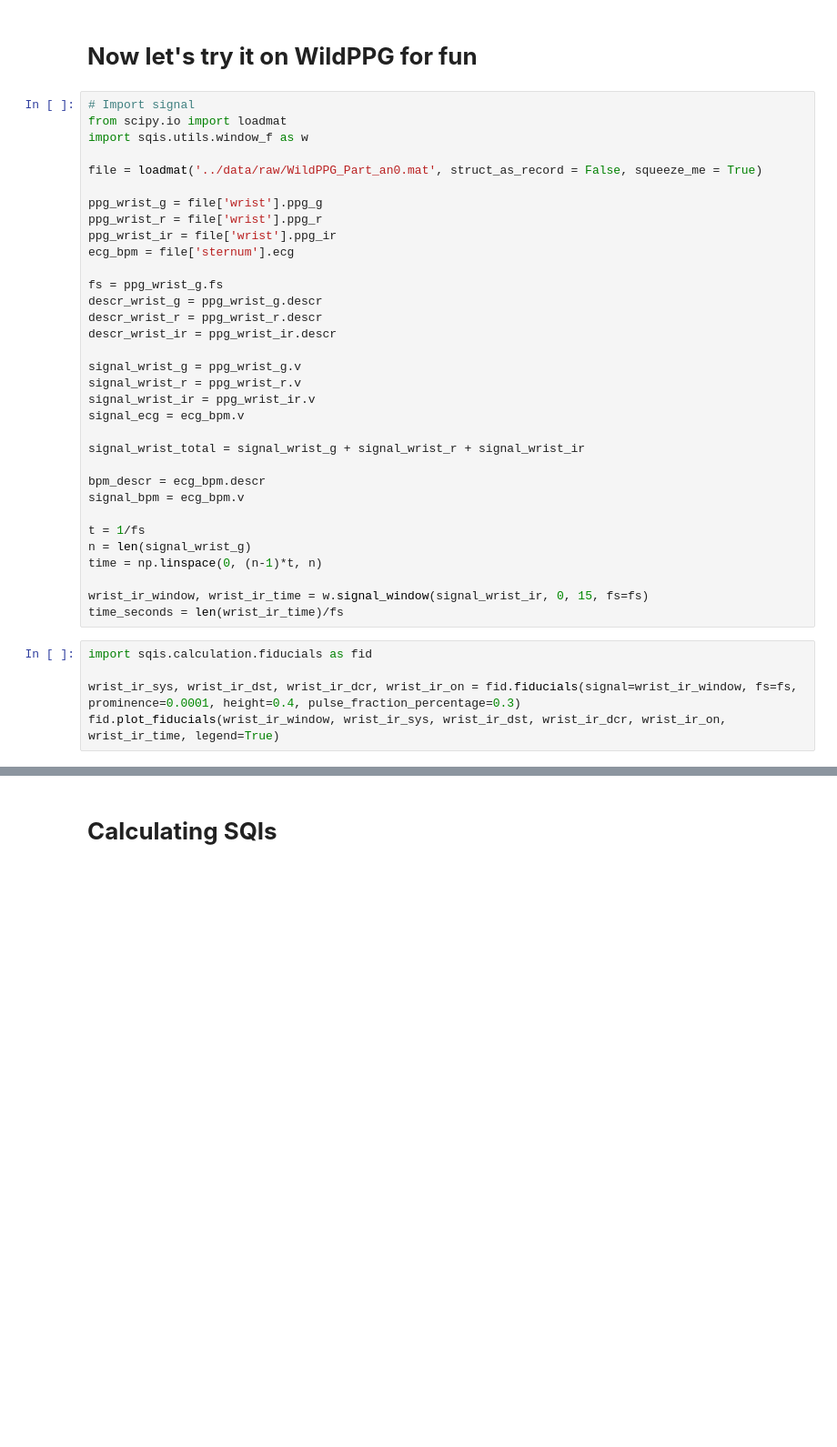
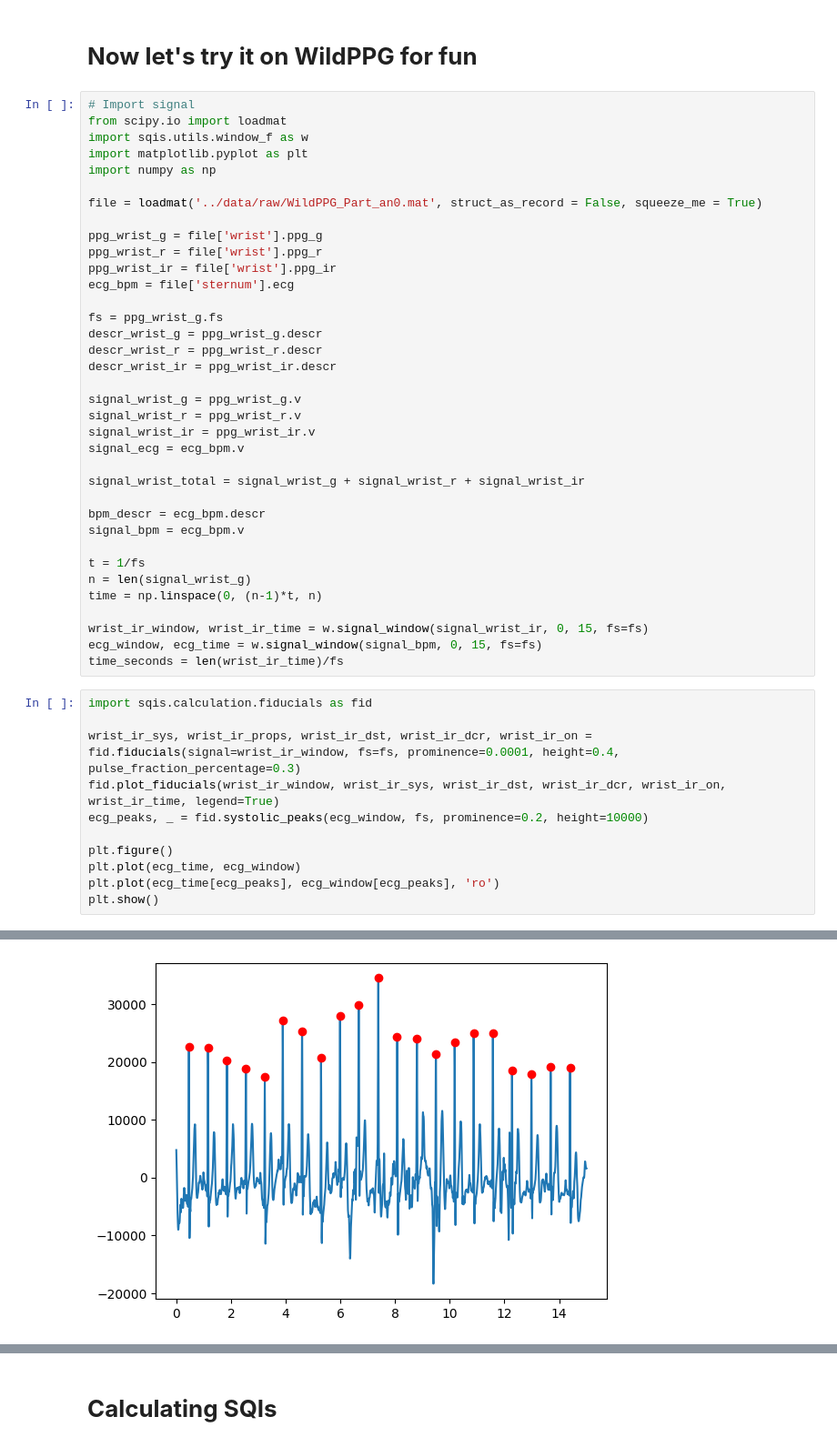
Before and after one commit to HawksShaw/PPG-Signal-Quality-Assessment, a Jupyter notebook: notebooks/project_pipeline.ipynb, the cells around one changed output, grey strips where cells are left out. Shown at 91% size. Saved outputs shown, nothing was run; the diff lists cells and outputs as text; blank space fills up the shorter version.

```diff
--- a/notebooks/project_pipeline.ipynb
+++ b/notebooks/project_pipeline.ipynb
@@ -130,6 +117,8 @@ fid.plot_fiducials(ecg_window, ecg_systoles, ecg_diastoles, ecg_notches, ecg_ons
 # Import signal
 from scipy.io import loadmat
 import sqis.utils.window_f as w
+import matplotlib.pyplot as plt
+import numpy as np
 
 file = loadmat('../data/raw/WildPPG_Part_an0.mat', struct_as_record = False, squeeze_me = True)
 
@@ -158,14 +147,22 @@ n = len(signal_wrist_g)
 time = np.linspace(0, (n-1)*t, n)
 
 wrist_ir_window, wrist_ir_time = w.signal_window(signal_wrist_ir, 0, 15, fs=fs)
+ecg_window, ecg_time = w.signal_window(signal_bpm, 0, 15, fs=fs)
 time_seconds = len(wrist_ir_time)/fs
 # %%
 import sqis.calculation.fiducials as fid
 
-wrist_ir_sys, wrist_ir_dst, wrist_ir_dcr, wrist_ir_on = fid.fiducials(signal=wrist_ir_window, fs=fs, prominence=0.0001, height=0.4, pulse_fraction_percentage=0.3)
+wrist_ir_sys, wrist_ir_props, wrist_ir_dst, wrist_ir_dcr, wrist_ir_on = fid.fiducials(signal=wrist_ir_window, fs=fs, prominence=0.0001, height=0.4, pulse_fraction_percentage=0.3)
 fid.plot_fiducials(wrist_ir_window, wrist_ir_sys, wrist_ir_dst, wrist_ir_dcr, wrist_ir_on, wrist_ir_time, legend=True)
+ecg_peaks, _ = fid.systolic_peaks(ecg_window, fs, prominence=0.2, height=10000)
+
+plt.figure()
+plt.plot(ecg_time, ecg_window)
+plt.plot(ecg_time[ecg_peaks], ecg_window[ecg_peaks], 'ro')
+plt.show()
 # %% [output]
 [figure]
+[figure, added]
 # %%
 # Now let's try filtering it first
 from scipy import signal
```
Also changed, not shown: parts of 12 cells of this notebook, 2 other files.
